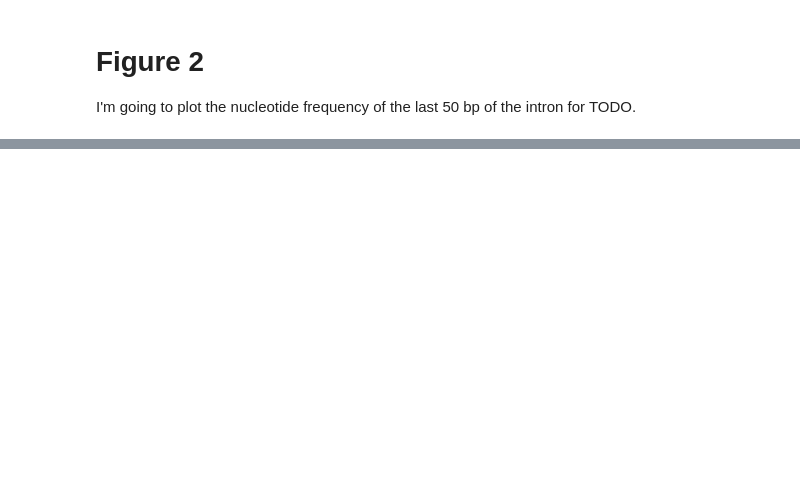
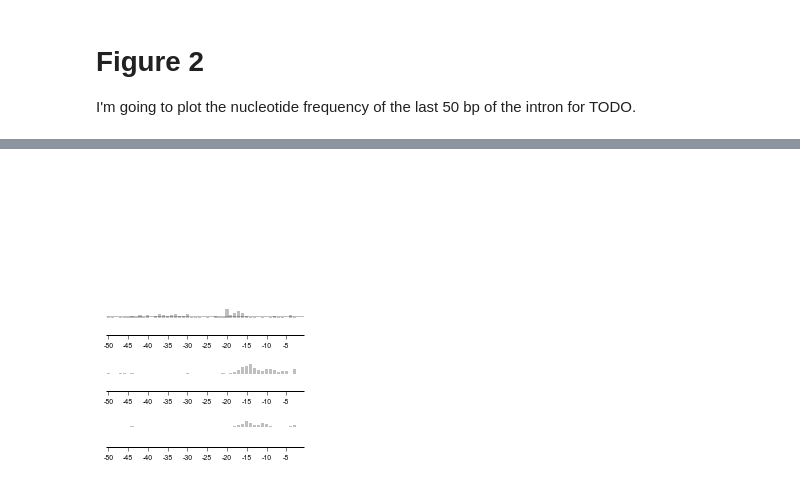
Before and after one commit to cdeboever3/deboever-sf3b1-2015, a Jupyter notebook: notebooks/figure02.ipynb, the cells around one changed output, grey strips where cells are left out. Cells and saved outputs as stored; diff of their text form; code cells hidden in the pictures; blank space fills up the shorter version.

```diff
--- a/notebooks/figure02.ipynb
+++ b/notebooks/figure02.ipynb
@@ -89,0 +283,95 @@ def adenine_enrichment(fn, fn2):
+# %%
+def plot_pvals(test, control):
+    pvals = adenine_enrichment(test, control)
+    b = ax.bar(arange(len(pvals)) + 0.1,
+               -log10(pvals),
+               width=0.80, color='grey',
+               lw=0, alpha=0.5)
+    ax.hlines(-log10(0.05), 0, 50, alpha=0.5, lw=0.5)
+    for l in ax.get_xticklines() + ax.get_yticklines():
+        l.set_markersize(0)
+    #ax.spines['top'].set_visible(False)
+    #ax.spines['bottom'].set_visible(False)
+    #xt = ax.set_xticks([])
+    #yt = ax.set_yticks([])
+    ds.clean_axis(ax)
+    return ax
+
+fig = plt.figure(figsize=(3, 4.23), dpi=600)
+
+gs = gridspec.GridSpec(8, 1,
+                       height_ratios=[0.355, 0.092, 0.092, 0.092,
+                                      0.092, 0.092, 0.092, 0.092],
+                       hspace=0, wspace=0)
+
+# Diagram to be added in Illustrator
+gs = gridspec.GridSpec(1, 1)
+ax = fig.add_subplot(gs[0, 0])
+ds.clean_axis(ax)
+gs.tight_layout(fig, rect=[0, 0.092 * 7, 1, 1])
+
+# Control junctions intron sequence diagram
+gs = gridspec.GridSpec(1, 1)
+ax = fig.add_subplot(gs[0, 0])
+ds.clean_axis(ax)
+gs.tight_layout(fig, rect=[0, 0.092 * 6, 1, 0.092 * 7])
+
+# Annotated junctions with upstream proximal
+# acceptors adenine enrichment
+gs = gridspec.GridSpec(2, 1)
+ax = fig.add_subplot(gs[0, 0])
+ax = plot_pvals(ds.annot_intron_seq, ds.control_intron_seq)
+
+# Annotated junctions with upstream proximal
+# acceptors intron sequence diagram
+ax = fig.add_subplot(gs[1, 0])
+ds.clean_axis(ax)
+xlimits = ax.set_xlim(-50, 1)
+xt = ax.set_xticks(arange(0, 50, 5) + 0.5)
+ax.set_xticklabels(arange(-50, 0, 5))
+ax.set_xlim(0, 50)
+ax.tick_params(axis='x', direction='out')
+ax.spines['bottom'].set_visible(True)
+ax.xaxis.tick_bottom()
+gs.tight_layout(fig, rect=[0, 0.092 * 4, 1, 0.092 * 6])
+
+# Proximal cryptic acceptors adenine enrichment
+gs = gridspec.GridSpec(2, 1)
+ax = fig.add_subplot(gs[0, 0])
+ax = plot_pvals(ds.proximal_intron_seq, ds.control_intron_seq)
+
+# Proximal cryptic acceptors intron sequence diagram
+ax = fig.add_subplot(gs[1, 0])
+ds.clean_axis(ax)
+xlimits = ax.set_xlim(-50, 1)
+xt = ax.set_xticks(arange(0, 50, 5) + 0.5)
+ax.set_xticklabels(arange(-50, 0, 5))
+ax.set_xlim(0, 50)
+ax.tick_params(axis='x', direction='out')
+ax.spines['bottom'].set_visible(True)
+ax.xaxis.tick_bottom()
+gs.tight_layout(fig, rect=[0, 0.092 * 2, 1, 0.092 * 4])
+
+# Distal cryptic acceptors adenine enrichment
+gs = gridspec.GridSpec(2, 1, height_ratios=[0.35, 0.65])
+ax = fig.add_subplot(gs[0, 0])
+ax = plot_pvals(ds.distal_intron_seq, ds.control_intron_seq)
+
+# Distal cryptic acceptors intron sequence diagram
+ax = fig.add_subplot(gs[1, 0])
+ds.clean_axis(ax)
+xlimits = ax.set_xlim(-50, 1)
+xt = ax.set_xticks(arange(0, 50, 5) + 0.5)
+ax.set_xticklabels(arange(-50, 0, 5))
+ax.set_xlim(0, 50)
+ax.tick_params(axis='x', direction='out')
+ax.spines['bottom'].set_visible(True)
+ax.xaxis.tick_bottom()
+gs.tight_layout(fig, rect=[0, 0.092 * 0, 1, 0.092 * 2])
+
+#gs.tight_layout(fig)
+#fig.tight_layout(h_pad=0, w_pad=0)
+fig.savefig(os.path.join(outdir, 'figure02.pdf'),
+            transparent=True, dpi=600)
+# %% [output]
+[figure, added]
```
Also changed, not shown: parts of 23 cells of this notebook, 1 other file.
